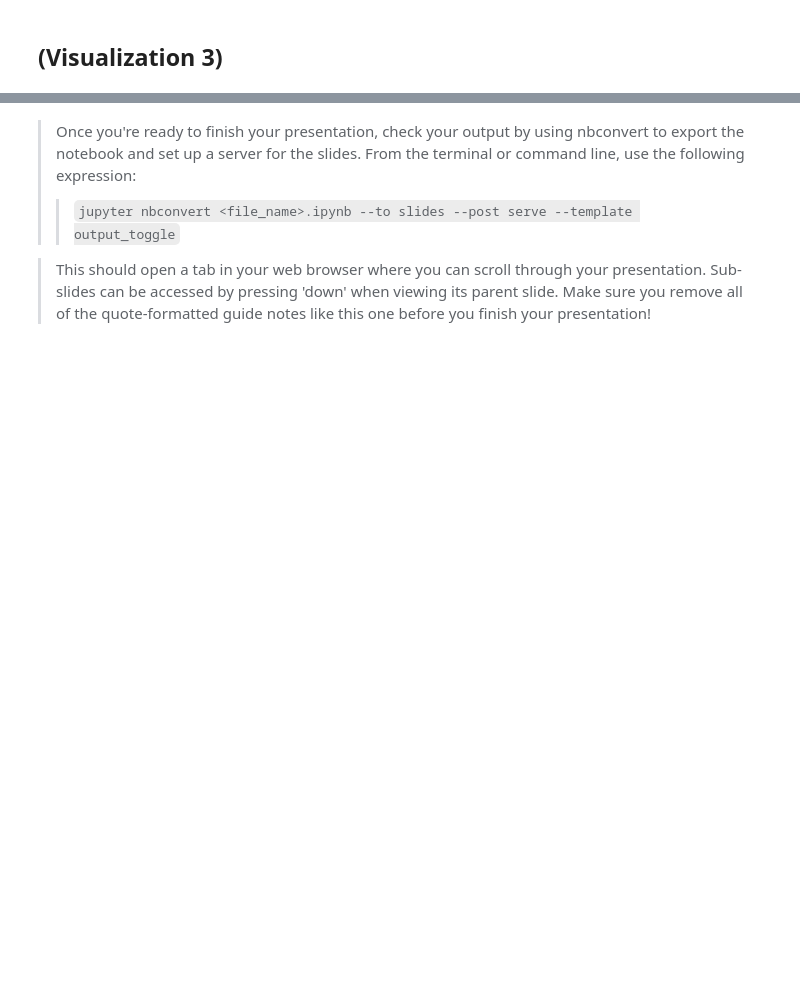
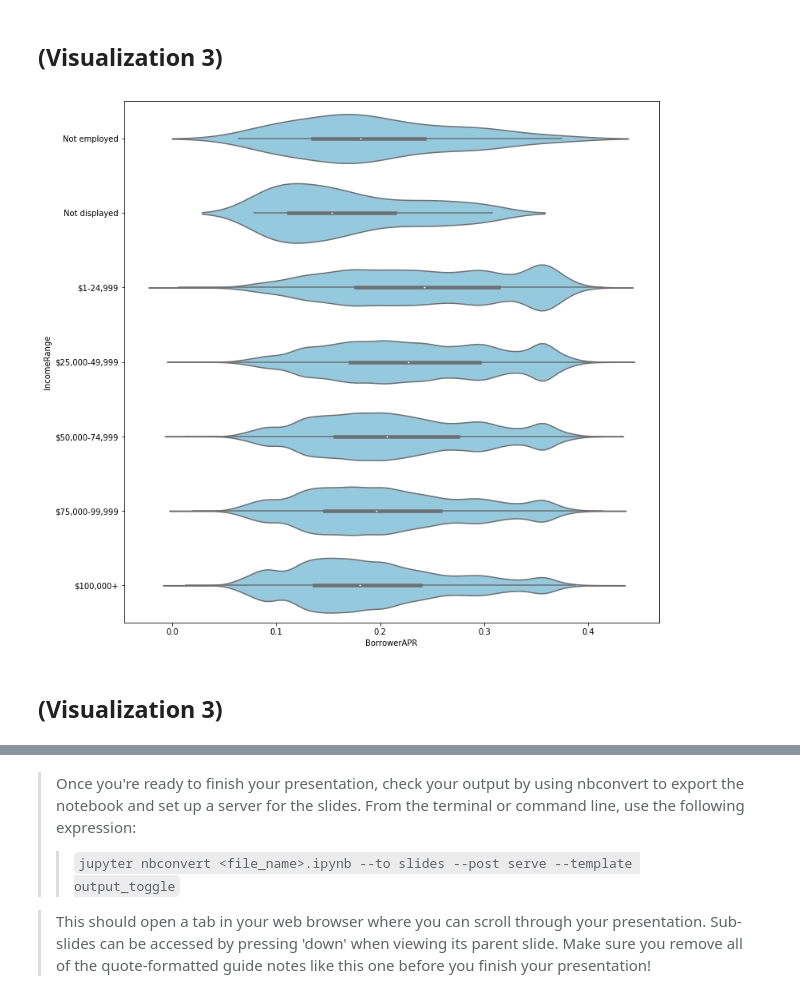
Before and after one commit to Jeff-VA/Udacity-Communicate-Data-Project, a Jupyter notebook: slide_deck.ipynb, the cells around one changed output, grey strips where cells are left out. Drawn from its saved outputs; the diff is of its cells as text; code cells hidden in the pictures; blank space fills up the shorter version.

```diff
--- a/slide_deck.ipynb
+++ b/slide_deck.ipynb
@@ -25,0 +36,3 @@ warnings.simplefilter("ignore")
+# %%
+#remove ' (numeric)' string from `ListingCategory`
+df_trimmed = df_trimmed.rename(index=str, columns={"ListingCategory (numeric)": "ListingCategory"})
@@ -39,2 +136,10 @@ but feel free to add more if you'd like!
 # %% [markdown]
 ## (Visualization 3)
+# %%
+
+plt.figure(figsize = (12,12))
+sns.violinplot(data = df_trimmed, x = 'BorrowerAPR', y = 'IncomeRange', color = 'skyblue');
+# %% [output]
+[figure, added]
+# %% [markdown]
+## (Visualization 3)
```
Also changed, not shown: parts of 19 cells of this notebook.
